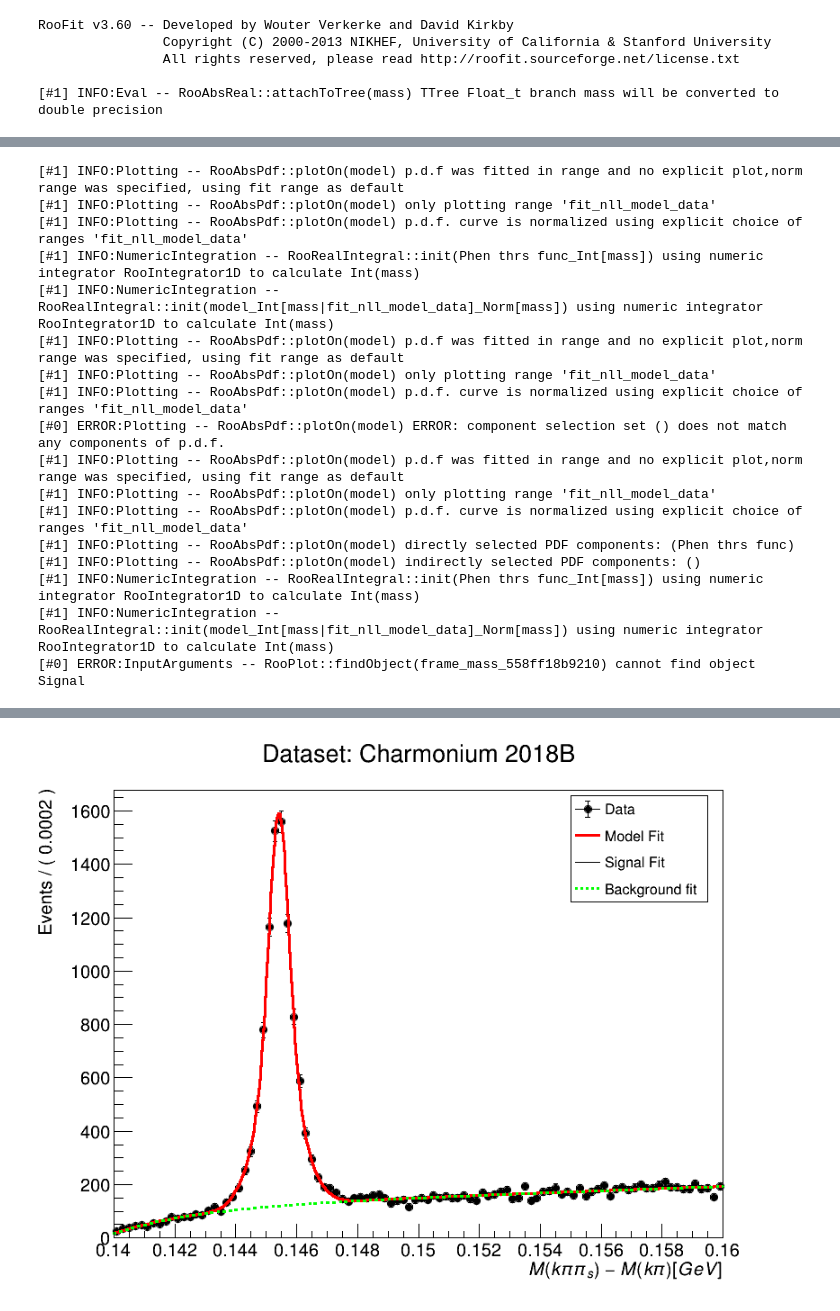
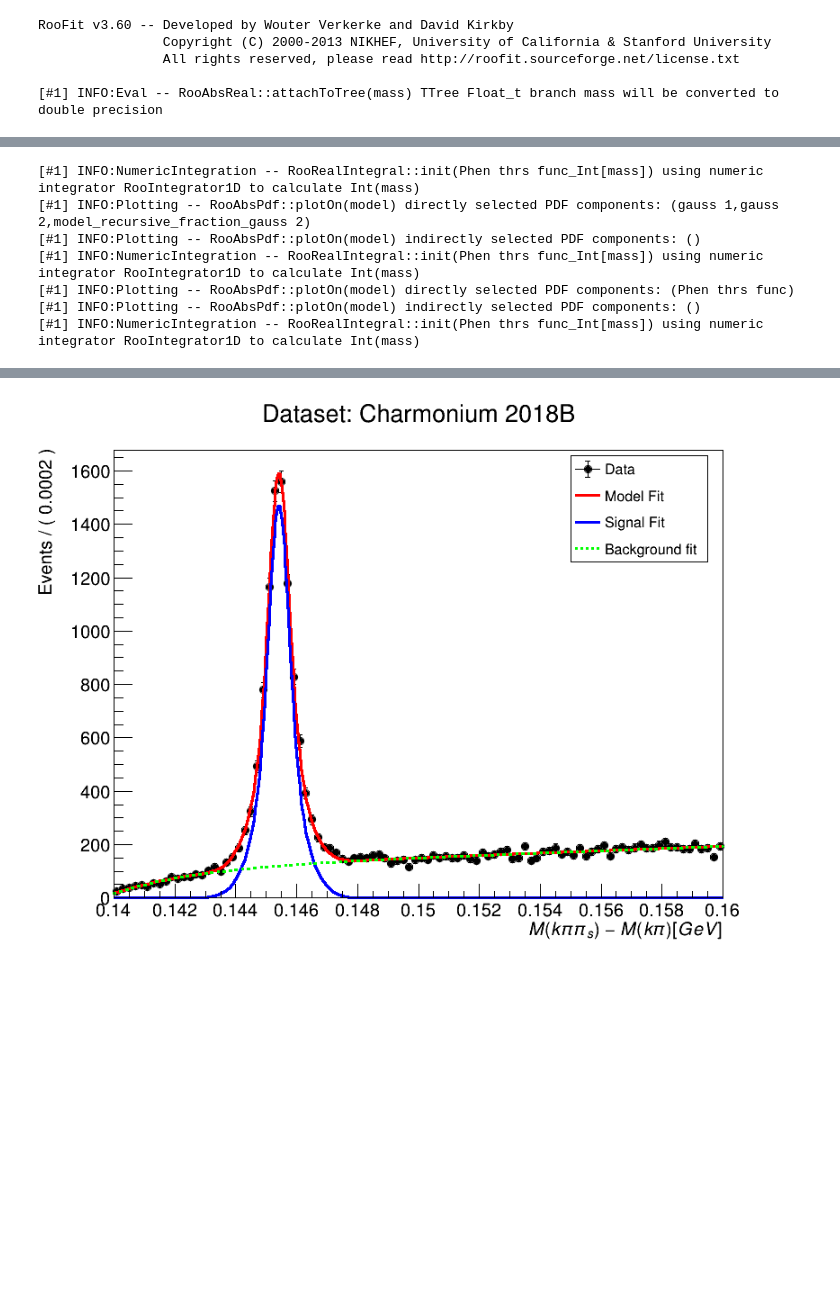
Before and after one commit to Mapse/OniaOpenCharmRun2ULAna, a Jupyter notebook: fit/dstar_fit.ipynb, the cells around one changed output, grey strips where cells are left out. Cells and saved outputs as stored; diff of their text form; code cells hidden in the pictures; blank space fills up the shorter version.

```diff
--- a/fit/dstar_fit.ipynb
+++ b/fit/dstar_fit.ipynb
@@ -18,13 +20,13 @@ RooFit v3.60 -- Developed by Wouter Verkerke and David Kirkby
 
 # Gaussian 1
 
-yield_g1 = ROOT.RooRealVar("yield g1", "", 4.5e3, 0, 7e3)
+frac_g1 = ROOT.RooRealVar("frac g1", "", 0.2, 0.0, 1.0)
 mean = ROOT.RooRealVar("mean","", 0.1455, 0.14, 0.16)
 sigma_g1 = ROOT.RooRealVar("sigma g1", "", 0.001, 0.0, 1.0)
 
 # Gaussian 2
 
-yield_g2 = ROOT.RooRealVar("yield g2", "", 4.5e3, 0, 5e3)
+frac_g2 = ROOT.RooRealVar("frac g2", "", 0.25, 0.0, 1.0)
 sigma_g2 = ROOT.RooRealVar("sigma g2", "", 0.001, 0.0, 1.0)
 
 # Pdfs
@@ -45,10 +47,10 @@ back = ROOT.RooGenericPdf("Phen thrs func","","(1 - exp(-(@0 -0.13957)/@1)) * (@
 # %%
 # Model definition and fitting
 model = ROOT.RooAddPdf("model", "", ROOT.RooArgList(gauss1, gauss2, back),
-                       ROOT.RooArgList(yield_g1, yield_g2, yield_back))
+                       ROOT.RooArgList(frac_g1, frac_g2), ROOT.kTRUE)
 
 #model = ROOT.RooAddPdf("model", "", ROOT.RooArgList(gauss1, gauss2),
 #                     ROOT.RooArgList(yield_g1, yield_g2))
 # %%
-result = model.fitTo(data, ROOT.RooFit.Extended(True), ROOT.RooFit.Range(0.14, 0.16), ROOT.RooFit.SumW2Error(True))
+result = model.fitTo(data, ROOT.RooFit.Save())
 # %% [output]
@@ -90,7 +92,7 @@ data.plotOn(frame, ROOT.RooFit.Name("Data"), ROOT.RooFit.DataError(ROOT.RooAbsDa
 model.plotOn(frame, ROOT.RooFit.Name("Model"), ROOT.RooFit.LineStyle(styles["model"]), ROOT.RooFit.LineColor(colors["model"]))
 
 # Signal
-model.plotOn(frame, ROOT.RooFit.Name("Signal"), ROOT.RooFit.Components(ROOT.RooArgSet(gauss1, gauss2)), ROOT.RooFit.LineStyle(styles["signal"]), ROOT.RooFit.LineColor(colors["signal"]))
+model.plotOn(frame, ROOT.RooFit.Name("Signal"), ROOT.RooFit.Components("*gauss*"), ROOT.RooFit.LineStyle(styles["signal"]), ROOT.RooFit.LineColor(colors["signal"]))
 
 # Background
 model.plotOn(frame, ROOT.RooFit.Name("Background"), ROOT.RooFit.Components("Phen thrs func"), ROOT.RooFit.LineStyle(styles["background"]), ROOT.RooFit.LineColor(colors["background"]))
@@ -110,20 +112,10 @@ can.Draw()
 
 can.SaveAs("Dstar_fit.png")
 # %% [output]
-[#1] INFO:Plotting -- RooAbsPdf::plotOn(model) p.d.f was fitted in range and no explicit plot,norm range was specified, using fit range as default
-[#1] INFO:Plotting -- RooAbsPdf::plotOn(model) only plotting range 'fit_nll_model_data'
-[#1] INFO:Plotting -- RooAbsPdf::plotOn(model) p.d.f. curve is normalized using explicit choice of ranges 'fit_nll_model_data'
 [#1] INFO:NumericIntegration -- RooRealIntegral::init(Phen thrs func_Int[mass]) using numeric integrator RooIntegrator1D to calculate Int(mass)
-[#1] INFO:NumericIntegration -- RooRealIntegral::init(model_Int[mass|fit_nll_model_data]_Norm[mass]) using numeric integrator RooIntegrator1D to calculate Int(mass)
-[#1] INFO:Plotting -- RooAbsPdf::plotOn(model) p.d.f was fitted in range and no explicit plot,norm range was specified, using fit range as default
-[#1] INFO:Plotting -- RooAbsPdf::plotOn(model) only plotting range 'fit_nll_model_data'
-[#1] INFO:Plotting -- RooAbsPdf::plotOn(model) p.d.f. curve is normalized using explicit choice of ranges 'fit_nll_model_data'
-[#0] ERROR:Plotting -- RooAbsPdf::plotOn(model) ERROR: component selection set () does not match any components of p.d.f.
-[#1] INFO:Plotting -- RooAbsPdf::plotOn(model) p.d.f was fitted in range and no explicit plot,norm range was specified, using fit range as default
-[#1] INFO:Plotting -- RooAbsPdf::plotOn(model) only plotting range 'fit_nll_model_data'
-[#1] INFO:Plotting -- RooAbsPdf::plotOn(model) p.d.f. curve is normalized using explicit choice of ranges 'fit_nll_model_data'
+[#1] INFO:Plotting -- RooAbsPdf::plotOn(model) directly selected PDF components: (gauss 1,gauss 2,model_recursive_fraction_gauss 2)
+[#1] INFO:Plotting -- RooAbsPdf::plotOn(model) indirectly selected PDF components: ()
+[#1] INFO:NumericIntegration -- RooRealIntegral::init(Phen thrs func_Int[mass]) using numeric integrator RooIntegrator1D to calculate Int(mass)
 [#1] INFO:Plotting -- RooAbsPdf::plotOn(model) directly selected PDF components: (Phen thrs func)
 [#1] INFO:Plotting -- RooAbsPdf::plotOn(model) indirectly selected PDF components: ()
 [#1] INFO:NumericIntegration -- RooRealIntegral::init(Phen thrs func_Int[mass]) using numeric integrator RooIntegrator1D to calculate Int(mass)
-[#1] INFO:NumericIntegration -- RooRealIntegral::init(model_Int[mass|fit_nll_model_data]_Norm[mass]) using numeric integrator RooIntegrator1D to calculate Int(mass)
-[#0] ERROR:InputArguments -- RooPlot::findObject(frame_mass_558ff18b9210) cannot find object Signal
@@ -131,2 +122,2 @@ Warning in <TCanvas::Constructor>: Deleting canvas with same name: can
 Info in <TCanvas::Print>: png file Dstar_fit.png has been created
-[figure, old version]
+[figure, new version]
```
Also changed, not shown: parts of 6 cells of this notebook, 4 other files.
